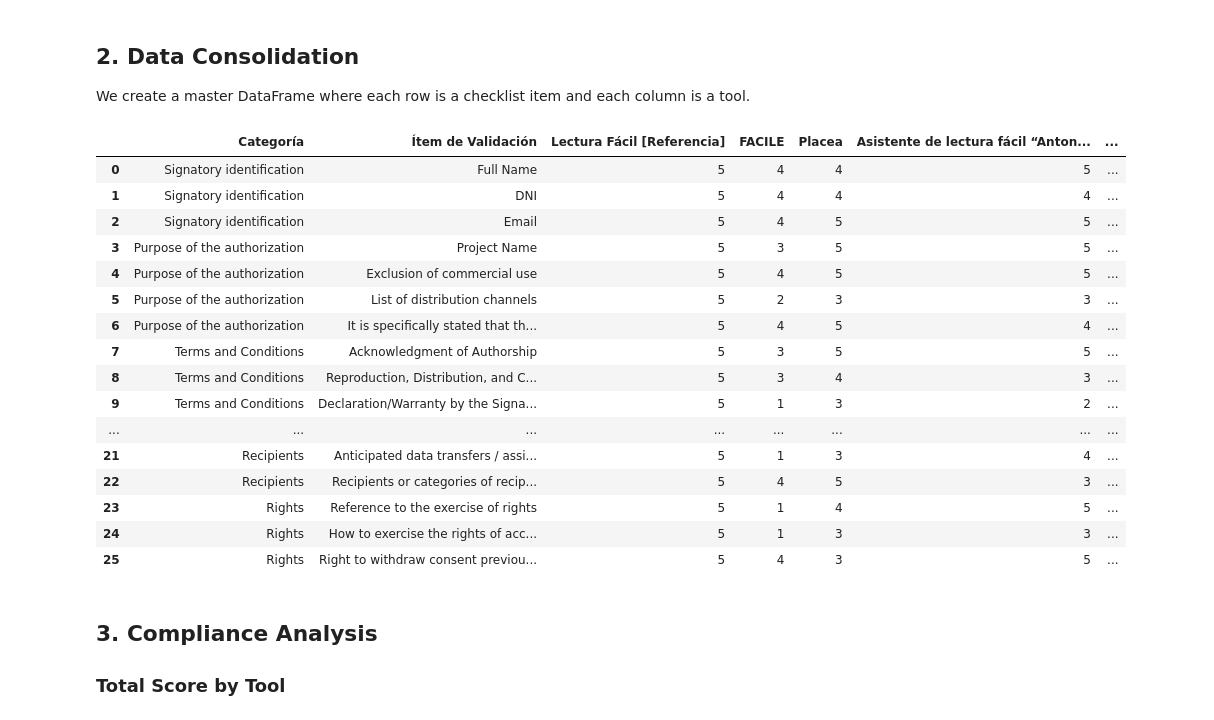
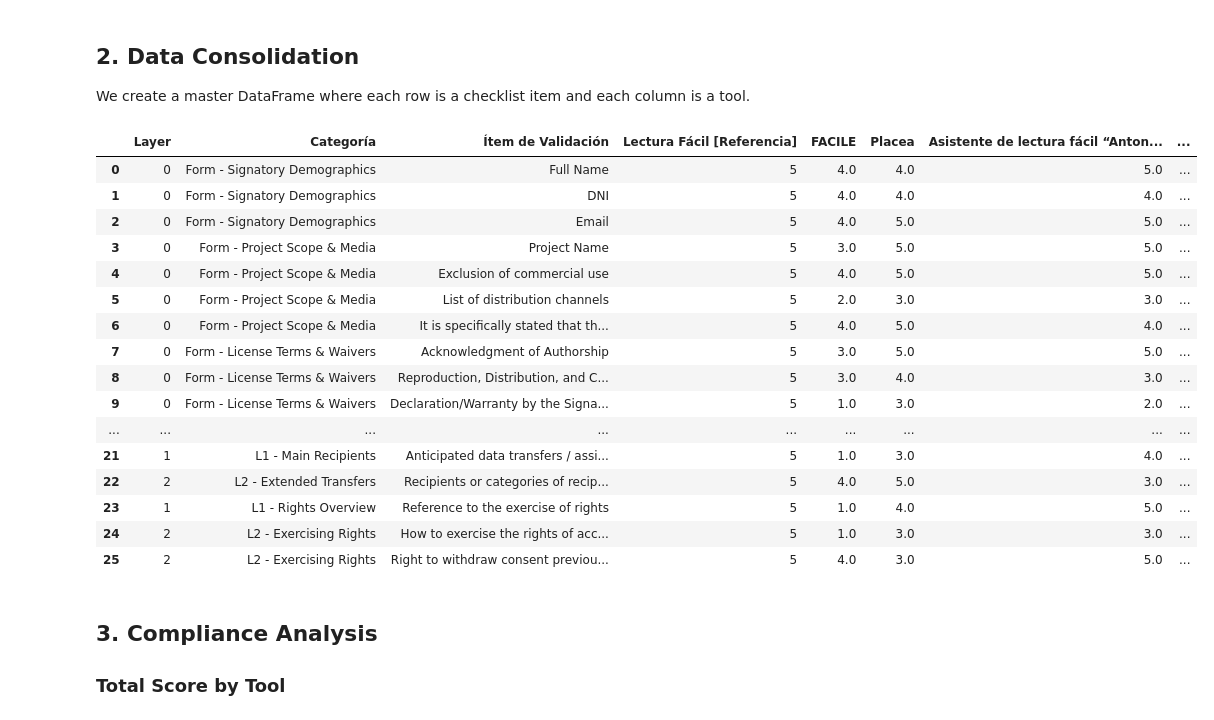
Before and after one commit to JaviMiot/Data_privacy_form_consent_analysis, a Jupyter notebook: notebooks/01_first_analysis/01_analisis_checklists.ipynb, the cells around one changed output. Drawn from its saved outputs; the diff is of its cells as text; code cells hidden in the pictures.

```diff
--- a/notebooks/01_first_analysis/01_analisis_checklists.ipynb
+++ b/notebooks/01_first_analysis/01_analisis_checklists.ipynb
@@ -74,7 +74,7 @@ df_master_items = pd.read_excel(file_path, sheet_name='Check-list').rename(colum
 _blank_rows = df_master_items.isna().all(axis=1)
 if _blank_rows.any():
     df_master_items = df_master_items.loc[: _blank_rows.idxmax() - 1]
-df_master_items = df_master_items.dropna(subset=['Ítem de Validación'])[['Categoría', 'Ítem de Validación']].reset_index(drop=True)
+df_master_items = df_master_items.dropna(subset=['Ítem de Validación'])[['Layer', 'Categoría', 'Ítem de Validación']].reset_index(drop=True)
 
 # Diccionario para almacenar los checklists de cada herramienta
 checklists = {}
@@ -128,46 +128,46 @@ Asistente Lectura Facilitada "Francisco Javier Alvarez Jimenez"
 We create a master DataFrame where each row is a checklist item and each column is a tool.
 # %%
 # Obtener la lista base de ítems (usando la primera herramienta como referencia)
-base_items = checklists[tool_names[0]][['Categoría', 'Ítem de Validación']].copy()
+base_items = checklists[tool_names[0]][['Layer', 'Categoría', 'Ítem de Validación']].copy()
 base_items['Categoría'] = base_items['Categoría'].ffill() # Rellenar categorías vacías
 
 # Crear el DataFrame maestro
 df_master = base_items.copy()
 
 for tool in tool_names:
     if tool in checklists:
         # Valor Likert crudo (1=None ... 5=Full), sin transformar a fracción/porcentaje.
         compliance = checklists[tool]['Cumple'].values
 
         # Asegurar que la longitud coincida (por si acaso)
         if len(compliance) == len(df_master):
             df_master[tool] = pd.to_numeric(pd.Series(compliance), errors='coerce').values
         else:
             # Si hay diferencia, mapeamos por nombre de ítem para seguridad
             print(f"Length mismatch for tool {tool}. Mapping by 'Ítem de Validación'.")
             tool_data = checklists[tool].set_index('Ítem de Validación')['Cumple']
             df_master[tool] = df_master['Ítem de Validación'].map(tool_data)
             df_master[tool] = pd.to_numeric(df_master[tool], errors='coerce')
 
 df_master.head(30)
 # %% [output]
-|  | Categoría | Ítem de Validación | Lectura Fácil [Referencia] | FACILE | Placea | Asistente de lectura fácil “Anton... | ... |
-| 0 | Signatory identification | Full Name | 5 | 4 | 4 | 5 | ... |
-| 1 | Signatory identification | DNI | 5 | 4 | 4 | 4 | ... |
-| 2 | Signatory identification | Email | 5 | 4 | 5 | 5 | ... |
-| 3 | Purpose of the authorization | Project Name | 5 | 3 | 5 | 5 | ... |
-| 4 | Purpose of the authorization | Exclusion of commercial use | 5 | 4 | 5 | 5 | ... |
-| 5 | Purpose of the authorization | List of distribution channels | 5 | 2 | 3 | 3 | ... |
-| 6 | Purpose of the authorization | It is specifically stated that th... | 5 | 4 | 5 | 4 | ... |
-| 7 | Terms and Conditions | Acknowledgment of Authorship | 5 | 3 | 5 | 5 | ... |
-| 8 | Terms and Conditions | Reproduction, Distribution, and C... | 5 | 3 | 4 | 3 | ... |
-| 9 | Terms and Conditions | Declaration/Warranty by the Signa... | 5 | 1 | 3 | 2 | ... |
-| ... | ... | ... | ... | ... | ... | ... | ... |
-| 21 | Recipients | Anticipated data transfers / assi... | 5 | 1 | 3 | 4 | ... |
-| 22 | Recipients | Recipients or categories of recip... | 5 | 4 | 5 | 3 | ... |
-| 23 | Rights | Reference to the exercise of rights | 5 | 1 | 4 | 5 | ... |
-| 24 | Rights | How to exercise the rights of acc... | 5 | 1 | 3 | 3 | ... |
-| 25 | Rights | Right to withdraw consent previou... | 5 | 4 | 3 | 5 | ... |
+|  | Layer | Categoría | Ítem de Validación | Lectura Fácil [Referencia] | FACILE | Placea | Asistente de lectura fácil “Anton... | ... |
+| 0 | 0 | Form - Signatory Demographics | Full Name | 5 | 4.0 | 4.0 | 5.0 | ... |
+| 1 | 0 | Form - Signatory Demographics | DNI | 5 | 4.0 | 4.0 | 4.0 | ... |
+| 2 | 0 | Form - Signatory Demographics | Email | 5 | 4.0 | 5.0 | 5.0 | ... |
+| 3 | 0 | Form - Project Scope & Media | Project Name | 5 | 3.0 | 5.0 | 5.0 | ... |
+| 4 | 0 | Form - Project Scope & Media | Exclusion of commercial use | 5 | 4.0 | 5.0 | 5.0 | ... |
+| 5 | 0 | Form - Project Scope & Media | List of distribution channels | 5 | 2.0 | 3.0 | 3.0 | ... |
+| 6 | 0 | Form - Project Scope & Media | It is specifically stated that th... | 5 | 4.0 | 5.0 | 4.0 | ... |
+| 7 | 0 | Form - License Terms & Waivers | Acknowledgment of Authorship | 5 | 3.0 | 5.0 | 5.0 | ... |
+| 8 | 0 | Form - License Terms & Waivers | Reproduction, Distribution, and C... | 5 | 3.0 | 4.0 | 3.0 | ... |
+| 9 | 0 | Form - License Terms & Waivers | Declaration/Warranty by the Signa... | 5 | 1.0 | 3.0 | 2.0 | ... |
+| ... | ... | ... | ... | ... | ... | ... | ... | ... |
+| 21 | 1 | L1 - Main Recipients | Anticipated data transfers / assi... | 5 | 1.0 | 3.0 | 4.0 | ... |
+| 22 | 2 | L2 - Extended Transfers | Recipients or categories of recip... | 5 | 4.0 | 5.0 | 3.0 | ... |
+| 23 | 1 | L1 - Rights Overview | Reference to the exercise of rights | 5 | 1.0 | 4.0 | 5.0 | ... |
+| 24 | 2 | L2 - Exercising Rights | How to exercise the rights of acc... | 5 | 1.0 | 3.0 | 3.0 | ... |
+| 25 | 2 | L2 - Exercising Rights | Right to withdraw consent previou... | 5 | 4.0 | 3.0 | 5.0 | ... |
 # %% [markdown]
 ## 3. Compliance Analysis
 
```
Also changed, not shown: parts of 6 cells of this notebook, 1 other file.
